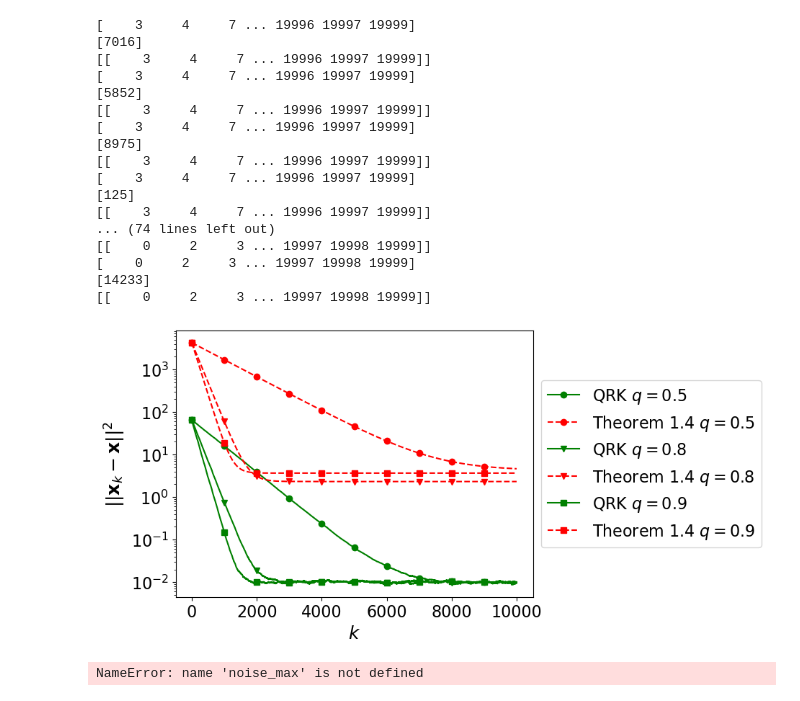
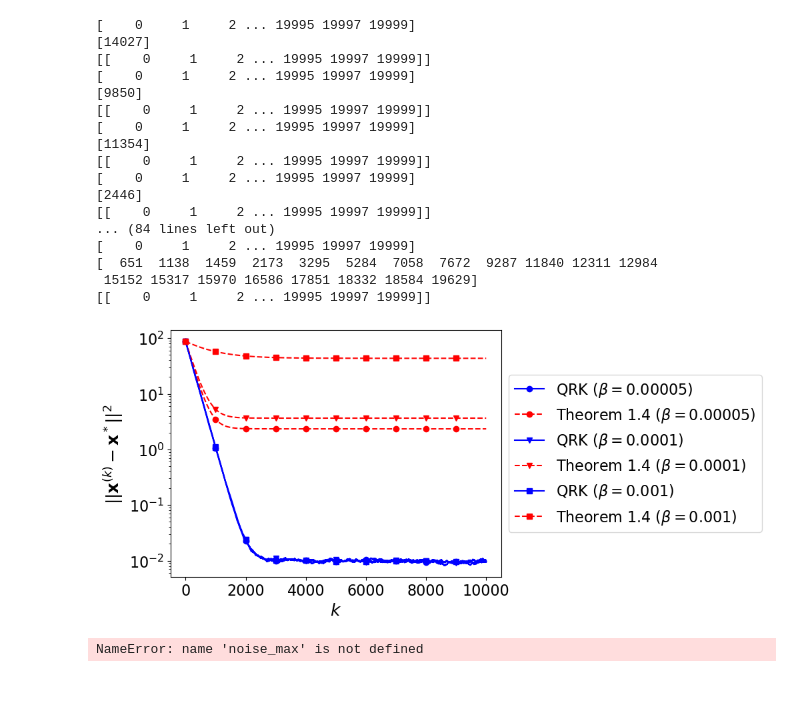
Before and after one commit to jamiehadd/Kacz4TimeVarying, a Jupyter notebook: CorruptedKaczTests.ipynb, the cells around one changed output. Drawn from its saved outputs; the diff is of its cells as text; code cells hidden in the pictures.

```diff
--- a/CorruptedKaczTests.ipynb
+++ b/CorruptedKaczTests.ipynb
@@ -123,7 +123,7 @@ def plotgen_agg(q_L,beta_L,sd_L,name):
         for b in beta_L:
             for c in sd_L:
                 kaczexp,kaczbound = funcdata(a,b,c)
-                plt.semilogy(iters,kaczexp,linestyle='-',marker=markers[i],color='g',markevery=1000)
+                plt.semilogy(iters,kaczexp,linestyle='-',marker=markers[i],color='b',markevery=1000)
                 #[1,num/2,num-1]
                 plt.semilogy(iters,kaczbound,linestyle='--',marker=markers[i],color='r',markevery=1000)
                 i+=1
@@ -131,32 +131,34 @@ def plotgen_agg(q_L,beta_L,sd_L,name):
     plt.rcParams.update({'font.size': 16})
     plt.tick_params(labelsize=16)
     plt.xlabel('$k$',{'size':18})
-    plt.ylabel('$||\mathbf{x}_k - \mathbf{x}||^2$',{'size':18})
+    plt.ylabel('$||\mathbf{x}^{(k)} - \mathbf{x}^*||^2$',{'size':18})
     #plt.legend(['QRK','Theorem 2.4'],loc="upper right")
-    plt.legend([r'QRK $q = 0.5$',r'Theorem 1.4 $q = 0.5$',r'QRK $q = 0.8$',r'Theorem 1.4 $q = 0.8$',r'QRK $q = 0.9$',r'Theorem 1.4 $q = 0.9$'], loc='center left', bbox_to_anchor=(1, 0.5))
+    #plt.legend([r'QRK $(q = 0.5)$',r'Theorem 1.4 $(q = 0.5)$',r'QRK $(q = 0.8)$',r'Theorem 1.4 $(q = 0.8)$',r'QRK $(q = 0.9)$',r'Theorem 1.4 $(q = 0.9)$'], loc='center left', bbox_to_anchor=(1, 0.5))
+    plt.legend([r'QRK $(\beta = 0.00005)$',r'Theorem 1.4 $(\beta = 0.00005)$',r'QRK $(\beta = 0.0001)$',r'Theorem 1.4 $(\beta = 0.0001)$',r'QRK $(\beta = 0.001)$',r'Theorem 1.4 $(\beta = 0.001)$'], loc='center left', bbox_to_anchor=(1, 0.5))
+    #plt.legend([r'QRK $(sd = 0.0001)$',r'Theorem 1.4 $(sd = 0.0001)$',r'QRK $(sd = 0.01)$',r'Theorem 1.4 $(sd = 0.01)$',r'QRK $(sd = 0.1)$',r'Theorem 1.4 $(sd = 0.1)$'], loc='center left', bbox_to_anchor=(1, 0.5))
     fig.savefig(name, bbox_inches = "tight")
     fig.show()
 # %%
-plotgen_agg(qL,betaL[0:1],sdL[1:2],'corruptedkaczplot/qrk_agg_q.png')
+plotgen_agg(qL[1:2],betaL,sdL[1:2],'corruptedkaczplot/qrk_agg_beta.png')
 # %% [output]
-[    3     4     7 ... 19996 19997 19999]
-[7016]
-[[    3     4     7 ... 19996 19997 19999]]
-[    3     4     7 ... 19996 19997 19999]
-[5852]
-[[    3     4     7 ... 19996 19997 19999]]
-[    3     4     7 ... 19996 19997 19999]
-[8975]
-[[    3     4     7 ... 19996 19997 19999]]
-[    3     4     7 ... 19996 19997 19999]
-[125]
-[[    3     4     7 ... 19996 19997 19999]]
-... (74 lines left out)
-[[    0     2     3 ... 19997 19998 19999]]
-[    0     2     3 ... 19997 19998 19999]
-[14233]
-[[    0     2     3 ... 19997 19998 19999]]
+[    0     1     2 ... 19995 19997 19999]
+[14027]
+[[    0     1     2 ... 19995 19997 19999]]
+[    0     1     2 ... 19995 19997 19999]
+[9850]
+[[    0     1     2 ... 19995 19997 19999]]
+[    0     1     2 ... 19995 19997 19999]
+[11354]
+[[    0     1     2 ... 19995 19997 19999]]
+[    0     1     2 ... 19995 19997 19999]
+[2446]
+[[    0     1     2 ... 19995 19997 19999]]
+... (84 lines left out)
+[    0     1     2 ... 19995 19997 19999]
+[  651  1138  1459  2173  3295  5284  7058  7672  9287 11840 12311 12984
+ 15152 15317 15970 16586 17851 18332 18584 19629]
+[[    0     1     2 ... 19995 19997 19999]]
-[figure, old version]
+[figure, new version]
 # %%
 noise_max
 # %% [output]
```
Also changed, not shown: 11 other files.
